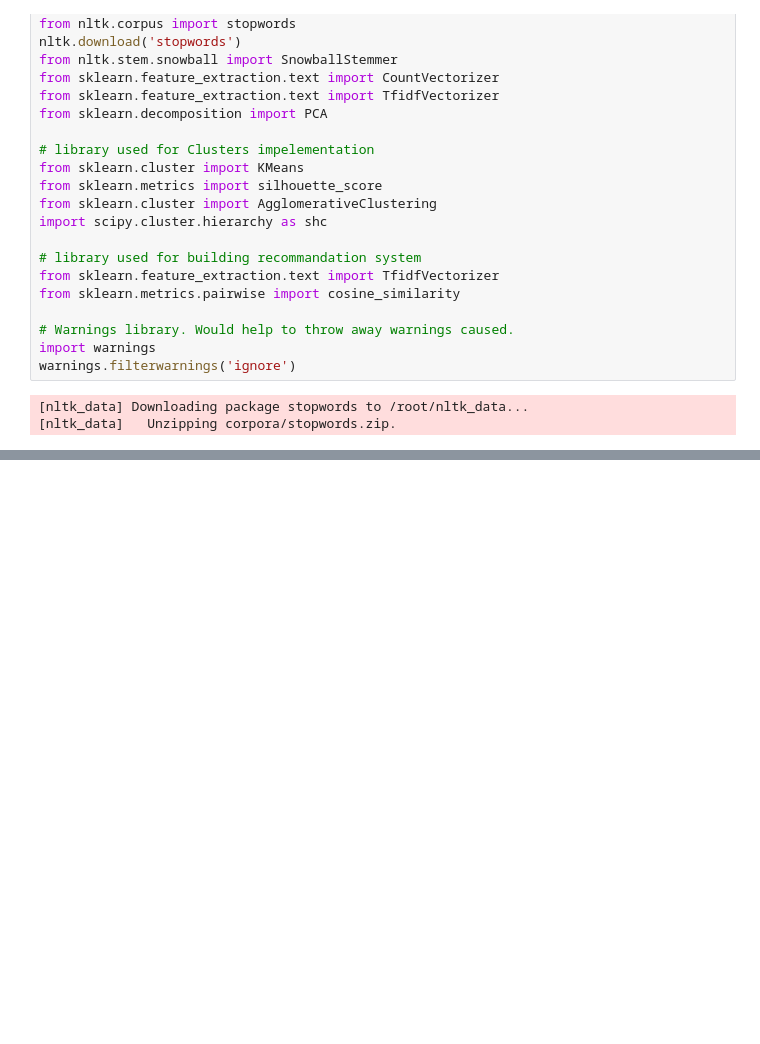
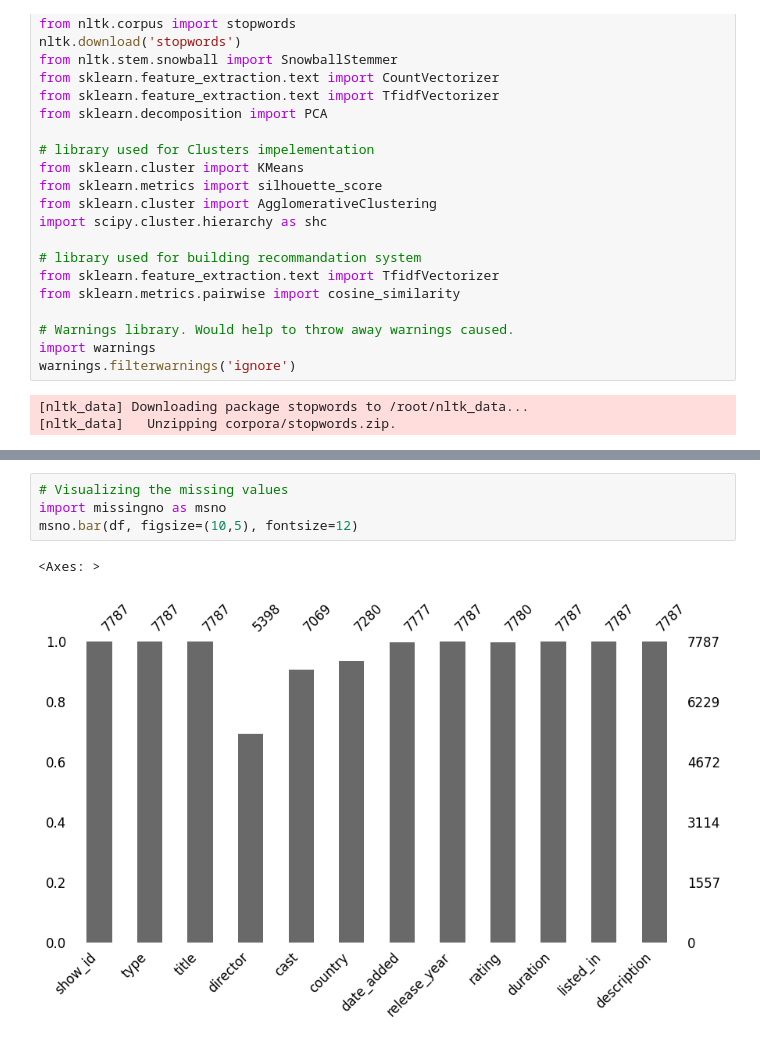
Before and after one commit to atulchune/Netflix_Movie_and_TV_Shows_Clustering, a Jupyter notebook: Netflix_Movie_and_TV_Shows_Clustering.ipynb, the cells around one changed output, grey strips where cells are left out. Cells and saved outputs as stored; diff of their text form; blank space fills up the shorter version.

```diff
--- a/Netflix_Movie_and_TV_Shows_Clustering.ipynb
+++ b/Netflix_Movie_and_TV_Shows_Clustering.ipynb
@@ -110,0 +215,7 @@ df.head()
+# %%
+# Visualizing the missing values
+import missingno as msno
+msno.bar(df, figsize=(10,5), fontsize=12)
+# %% [output]
+<Axes: >
+[figure, added]
```
Also changed, not shown: parts of 16 cells of this notebook.
